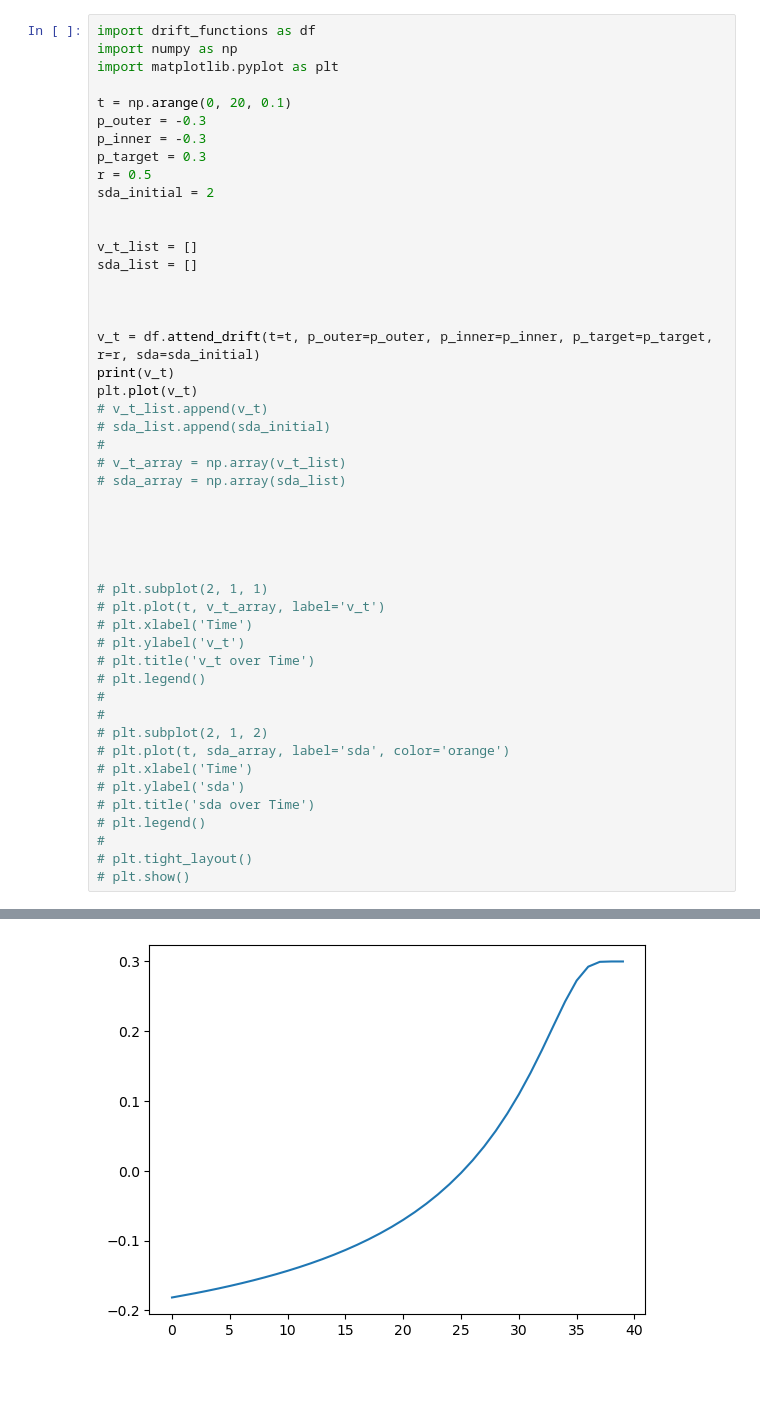
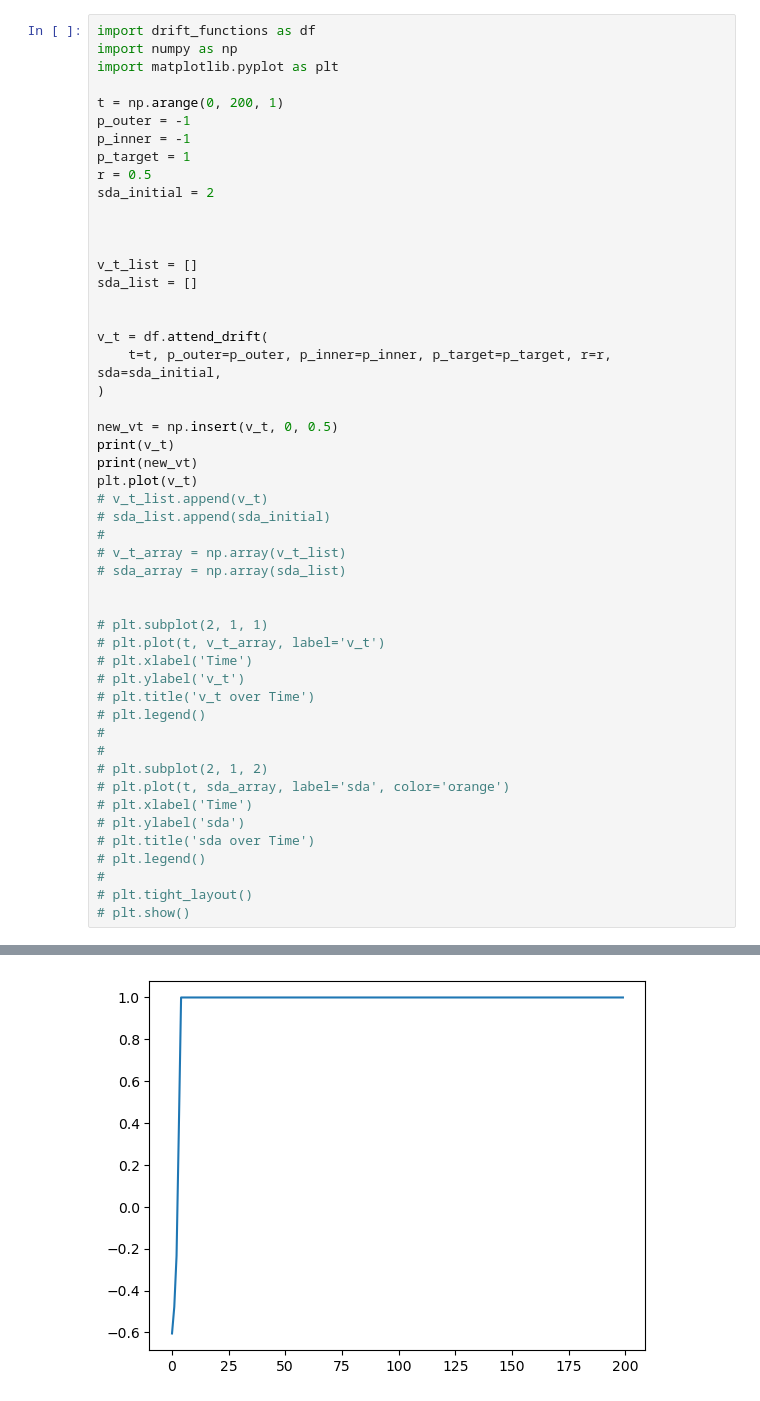
Before and after one commit to AlexanderFengler/ssm-simulators, a Jupyter notebook: ssms/basic_simulators/andrew-testing.ipynb, the cells around one changed output, grey strips where cells are left out. Saved outputs shown, nothing was run; the diff lists cells and outputs as text.

```diff
--- a/ssms/basic_simulators/andrew-testing.ipynb
+++ b/ssms/basic_simulators/andrew-testing.ipynb
@@ -56,30 +39,32 @@ import drift_functions as df
 import numpy as np
 import matplotlib.pyplot as plt
 
-t = np.arange(0, 20, 0.1)
-p_outer = -0.3
-p_inner = -0.3
-p_target = 0.3
+t = np.arange(0, 200, 1)
+p_outer = -1
+p_inner = -1
+p_target = 1
 r = 0.5
 sda_initial = 2
+
 
 
 v_t_list = []
 sda_list = []
 
 
+v_t = df.attend_drift(
+    t=t, p_outer=p_outer, p_inner=p_inner, p_target=p_target, r=r, sda=sda_initial,
+)
 
-v_t = df.attend_drift(t=t, p_outer=p_outer, p_inner=p_inner, p_target=p_target, r=r, sda=sda_initial)
+new_vt = np.insert(v_t, 0, 0.5)
 print(v_t)
+print(new_vt)
 plt.plot(v_t)
 # v_t_list.append(v_t)
 # sda_list.append(sda_initial)
 #
 # v_t_array = np.array(v_t_list)
 # sda_array = np.array(sda_list)
-
-
-
 
 
 # plt.subplot(2, 1, 1)
@@ -120,5 +105,5 @@ a outer [2.26627352e-001 2.20878164e-001 2.14917602e-001 2.08737163e-001
 [<matplotlib.lines.Line2D at 0x...>]
-[figure, old version]
+[figure, new version]
 # %%
 import ssms
 import numpy as np
```
Also changed, not shown: parts of 10 cells of this notebook, 4 other files.
